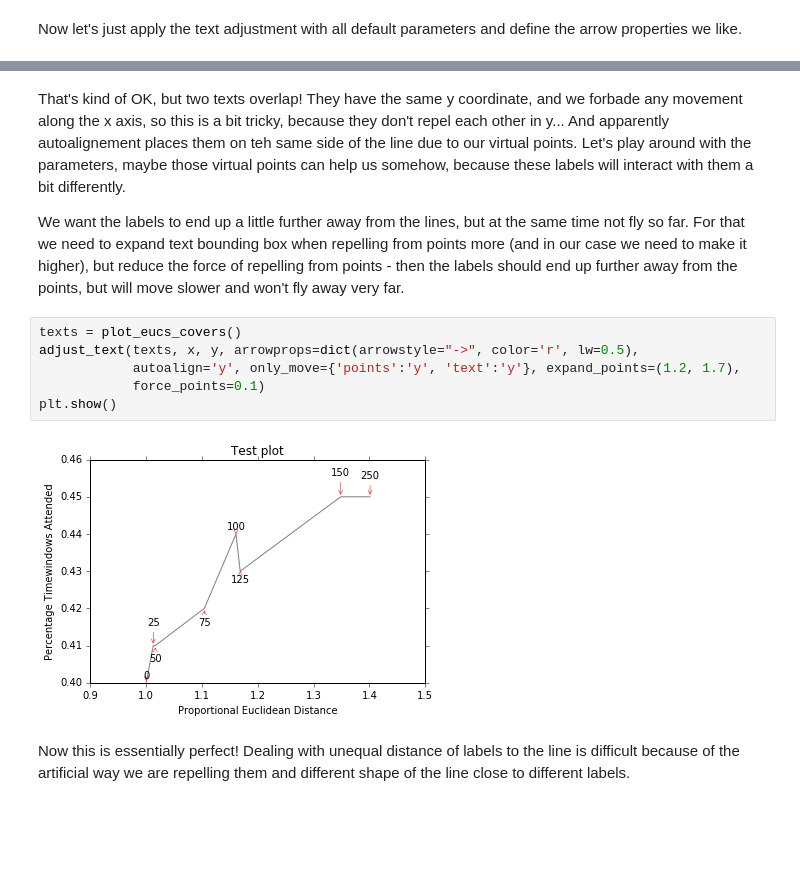
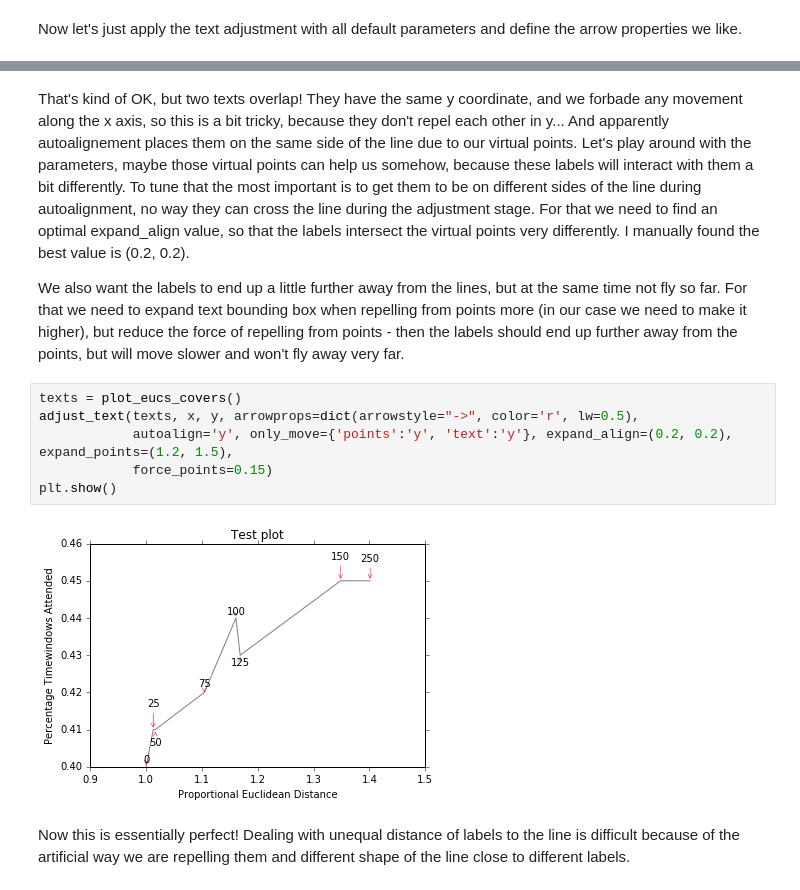
Before and after one commit to Phlya/adjustText, a Jupyter notebook: examples/Examples.ipynb, the cells around one changed output, grey strips where cells are left out. Drawn from its saved outputs; the diff is of its cells as text; blank space fills up the shorter version.

```diff
--- a/examples/Examples.ipynb
+++ b/examples/Examples.ipynb
@@ -63,17 +63,17 @@ plt.show()
 # %% [output]
 [figure]
 # %% [markdown]
-That's kind of OK, but two texts overlap! They have the same y coordinate, and we forbade any movement along the x axis, so this is a bit tricky, because they don't repel each other in y... And apparently autoalignement places them on teh same side of the line due to our virtual points. Let's play around with the parameters, maybe those virtual points can help us somehow, because these labels will interact with them a bit differently.
+That's kind of OK, but two texts overlap! They have the same y coordinate, and we forbade any movement along the x axis, so this is a bit tricky, because they don't repel each other in y... And apparently autoalignement places them on the same side of the line due to our virtual points. Let's play around with the parameters, maybe those virtual points can help us somehow, because these labels will interact with them a bit differently. To tune that the most important is to get them to be on different sides of the line during autoalignment, no way they can cross the line during the adjustment stage. For that we need to find an optimal expand_align value, so that the labels intersect the virtual points very differently. I manually found the best value is (0.2, 0.2).
 
-We want the labels to end up a little further away from the lines, but at the same time not fly so far. For that we need to expand text bounding box when repelling from points more (and in our case we need to make it higher), but reduce the force of repelling from points - then the labels should end up further away from the points, but will move slower and won't fly away very far.
+We also want the labels to end up a little further away from the lines, but at the same time not fly so far. For that we need to expand text bounding box when repelling from points more (in our case we need to make it higher), but reduce the force of repelling from points - then the labels should end up further away from the points, but will move slower and won't fly away very far.
 # %%
 texts = plot_eucs_covers()
 adjust_text(texts, x, y, arrowprops=dict(arrowstyle="->", color='r', lw=0.5),
-            autoalign='y', only_move={'points':'y', 'text':'y'}, expand_points=(1.2, 1.7),
-            force_points=0.1)
+            autoalign='y', only_move={'points':'y', 'text':'y'}, expand_align=(0.2, 0.2), expand_points=(1.2, 1.5),
+            force_points=0.15)
 plt.show()
 # %% [output]
-[figure, old version]
+[figure, new version]
 # %% [markdown]
 Now this is essentially perfect! Dealing with unequal distance of labels to the line is difficult because of the artificial way we are repelling them and different shape of the line close to different labels.
 # %% [markdown]
```
Also changed, not shown: parts of 16 cells of this notebook, 2 other files.
